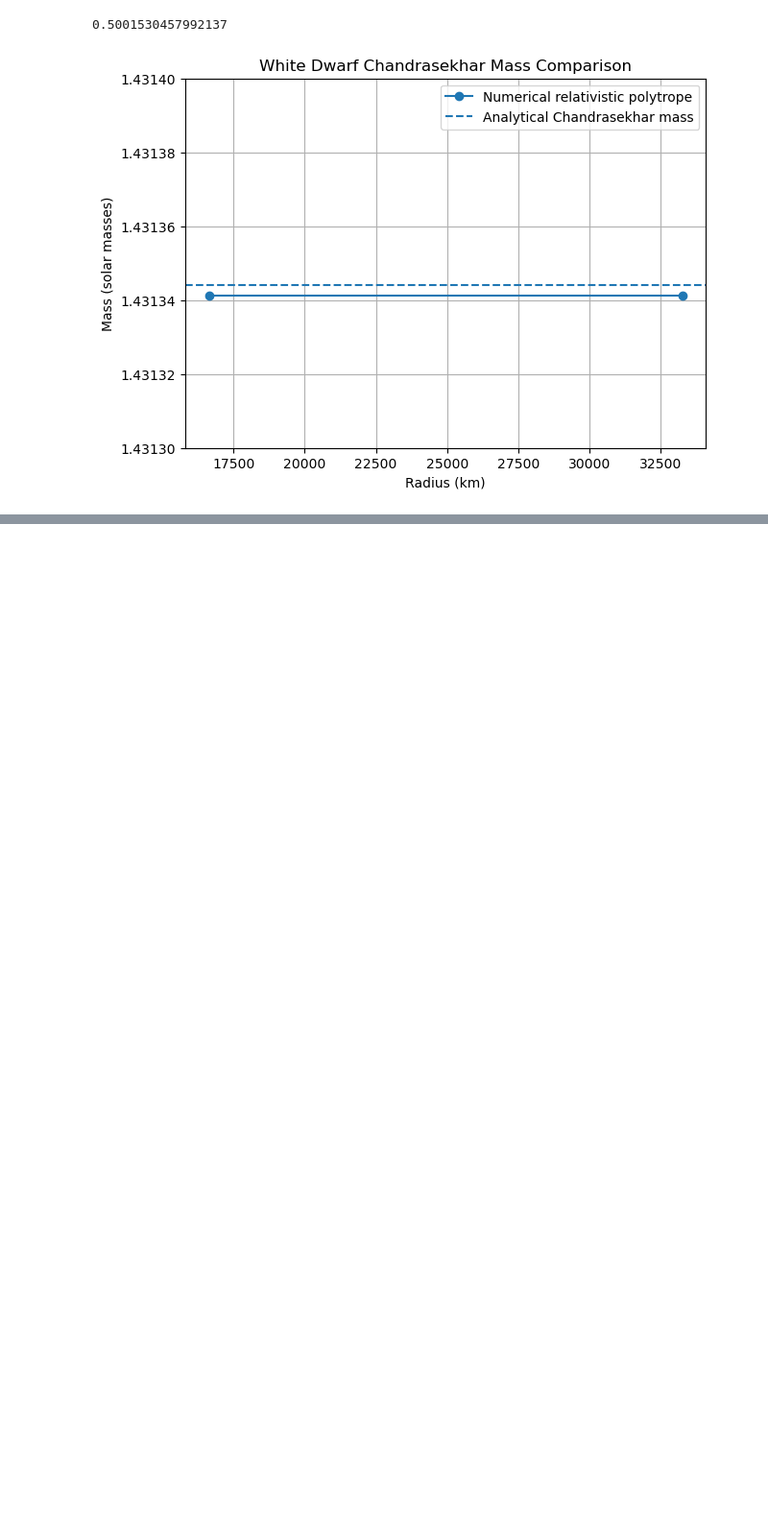
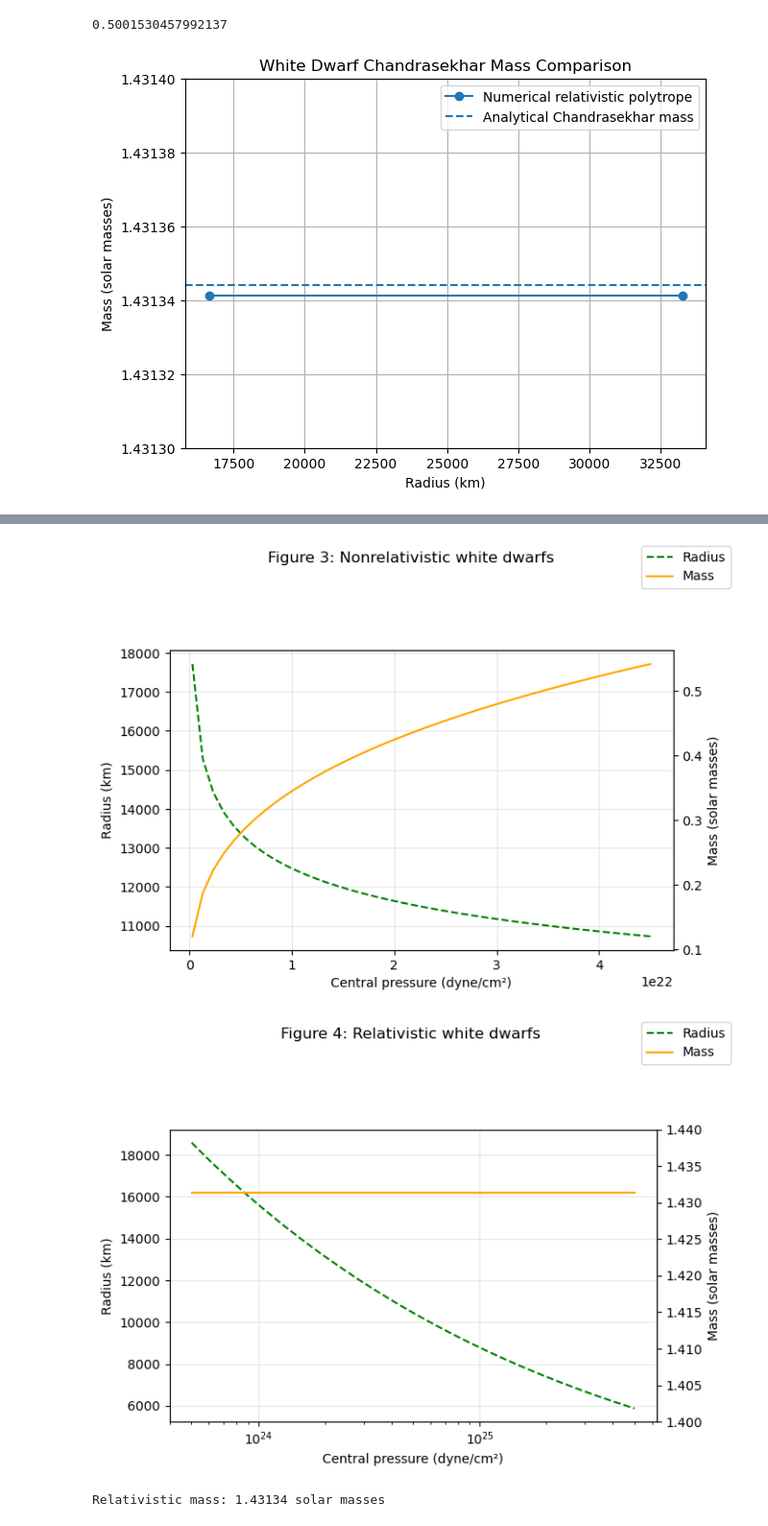
Before and after one commit to charlprend/Compact-Star-Modelling-, a Jupyter notebook: Notebooks/sagert_eos_code.ipynb, the cells around one changed output, grey strips where cells are left out. Shown at 96% size. Cells and saved outputs as stored; diff of their text form; code cells hidden in the pictures; blank space fills up the shorter version.

```diff
--- a/Notebooks/sagert_eos_code.ipynb
+++ b/Notebooks/sagert_eos_code.ipynb
@@ -657,0 +747,38 @@ plt.show()
+# %%
+def plot_sagert(central_pressures, radii, masses, title, logarithmic=False):
+    pressures_plot = central_pressures * 10  # Pa to dyne/cm²
+
+    fig, ax1 = plt.subplots(figsize=(7, 5))
+    ax2 = ax1.twinx()
+
+    ax1.plot(pressures_plot, radii, '--', color='green', label='Radius')
+    ax2.plot(pressures_plot, masses, '-', color='orange', label='Mass')
+
+    ax1.set_xlabel('Central pressure (dyne/cm²)')
+    ax1.set_ylabel('Radius (km)')
+    ax2.set_ylabel('Mass (solar masses)')
+    fig.suptitle(title)
+
+    if logarithmic:
+        ax1.set_xscale('log')
+        ax2.set_ylim(1.40, 1.44)  # makes the constant mass easier to see
+    else:
+        ax1.ticklabel_format(axis='x', style='sci', scilimits=(0, 0))
+
+    ax2.ticklabel_format(axis='y', style='plain', useOffset=False)
+    fig.legend(loc='upper right')
+    ax1.grid(True, alpha=0.3)
+    fig.tight_layout(rect=[0, 0, 1, 0.86])
+    plt.show()
+# %%
+plot_sagert(pressures_nr, radii_nr, masses_nr,
+            'Figure 3: Nonrelativistic white dwarfs')
+
+plot_sagert(pressures_rel, radii_rel, masses_rel,
+            'Figure 4: Relativistic white dwarfs', logarithmic=True)
+
+print('Relativistic mass:', round(masses_rel[-1], 5), 'solar masses')
+# %% [output]
+[figure, added]
+[figure, added]
+Relativistic mass: 1.43134 solar masses
```
Also changed, not shown: parts of 2 cells of this notebook, 2 other files.
